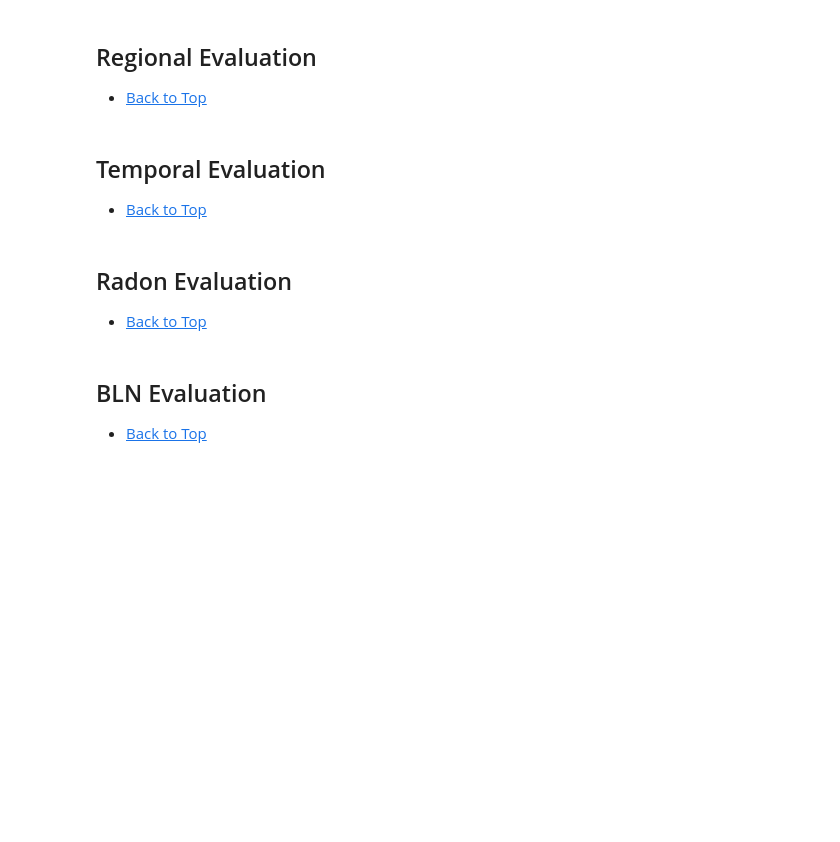
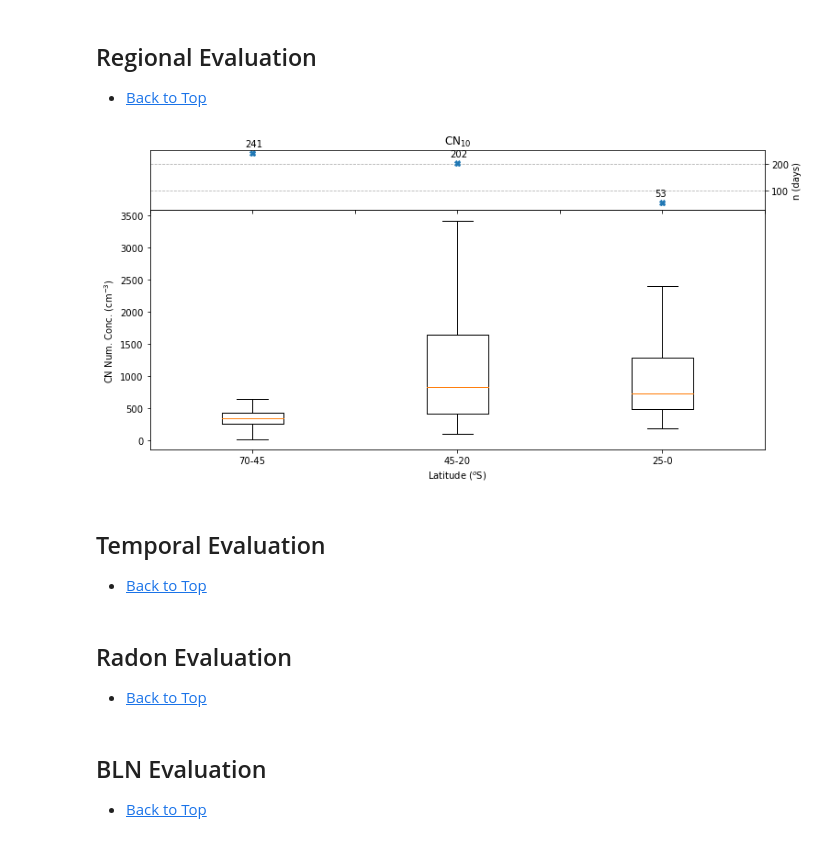
Before and after one commit to llamprey/access-eval, a Jupyter notebook: evaluation.ipynb, the cells around one changed output. Saved outputs shown, nothing was run; the diff lists cells and outputs as text; code cells hidden in the pictures; blank space fills up the shorter version.

```diff
--- a/evaluation.ipynb
+++ b/evaluation.ipynb
@@ -35,6 +142,79 @@ warnings.filterwarnings('ignore')
 # %% [markdown]
 ## Regional Evaluation <a class="anchor" id="second-bullet"></a>
 * [Back to Top](#top)
+# %%
+# Plot code
+step = 25
+lat_bins = np.array([-70,-45,-25,-10]) # Create latitudinal bins
+
+%matplotlib inline
+
+fig, axs = plt.subplots(nrows=1, ncols=1, figsize=(12,6))
+
+d = df
+col='cn10_avg'
+title = 'CN$_{10}$'
+
+# d01 = d[(d['lat']>=lat_bins[0] & d['lat']<lat_bins[1])]
+# d02 = d[(d['lat']>=lat_bins[1] & d['lat']<lat_bins[2])]
+# d03 = d[(d['lat']>=lat_bins[2] & d['lat']<lat_bins[3])]
+
+d01 = d.where(d['lat']<lat_bins[1])
+d02 = d.where(d['lat']>lat_bins[1])
+d02 = d02.where(d02['lat']<lat_bins[2])
+d03 = d.where(d['lat']>=lat_bins[2])
+
+labels = [str(-1*x) + '-' +str(-1*(x+step)) for x in lat_bins]
+labels = labels[0:-1]
+
+data_arr = [
+            d01[col].dropna('time'),
+            d02[col].dropna('time'),
+            d03[col].dropna('time')
+]
+
+axs.boxplot(
+            data_arr,
+            notch=False,sym='',labels=labels
+            )
+axs.set_ylabel('CN Num. Conc. (cm$^{-3}$)')
+axs.set_xlabel('Latitude ($^o$S)')
+# axs.set_ylim(0,700)
+# set_axis_style(ax, labels)
+
+divider = make_axes_locatable(axs)
+histAx = divider.append_axes("top", size="25%", pad=0.)#, sharex=ax)
+
+n = [len(d_arr) for d_arr in data_arr] #, b = np.histogram(d[col].dropna(), lon_bins, density=False)
+h = histAx.plot(np.arange(1,len(data_arr)+1,1),n,'X')
+histAx.yaxis.tick_right()
+histAx.yaxis.set_label_position("right")
+histAx.set_ylim([25,250])
+
+histAx.set_xticklabels([])
+histAx.set_ylabel("n (days)")
+
+#histAx.set_ylim([5*10**2,5*10**5])
+histAx.set_xlim([0.5,len(data_arr)+0.5])
+histAx.grid(True,axis='y',linestyle='--')
+
+histAx.set_title(title)
+
+for x,y in zip(np.arange(1,len(data_arr)+1,1),n):
+
+    label = str(int(y))
+
+    plt.annotate(label, # this is the text
+                     (x,y), # this is the point to label
+                     textcoords="offset points", # how to position the text
+                     xytext=(-8,7), # distance from text to points (x,y)
+                     ha='left') # horizontal alignment can be left, right or center
+
+# axs.plot(3.2,cgo_df.cn10_avg,"*g",markersize=12)
+
+# axs.plot(3.2,mqi_df.cn10_avg,"*g",markersize=12)
+# %% [output]
+[figure, added]
 # %% [markdown]
 ## Temporal Evaluation <a class="anchor" id="third-bullet"></a>
 * [Back to Top](#top)
```
Also changed, not shown: parts of 7 cells of this notebook.
